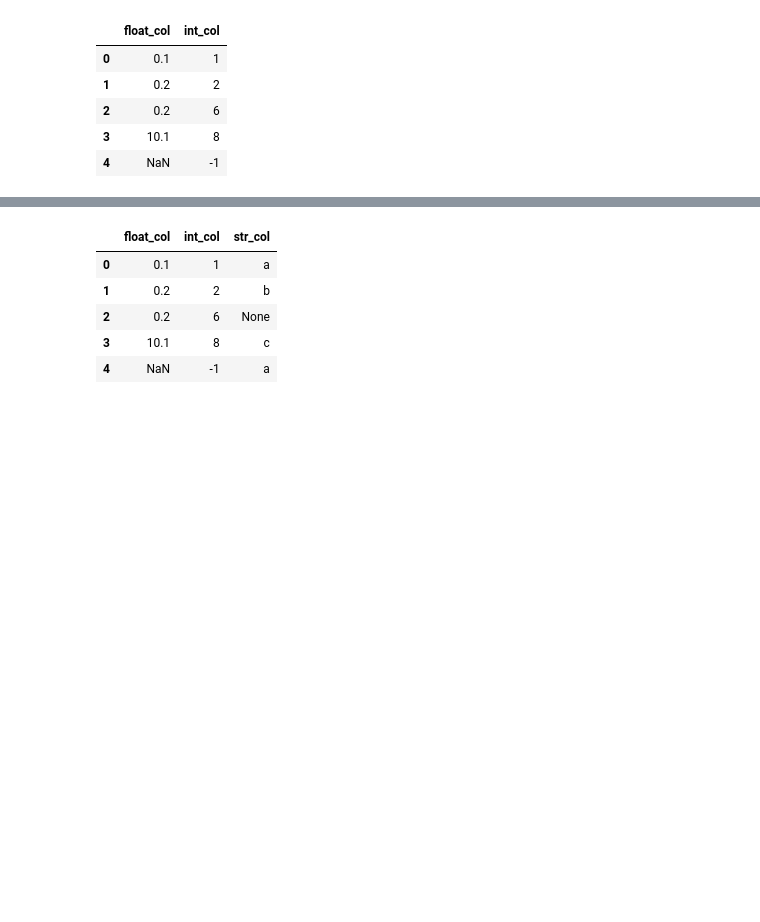
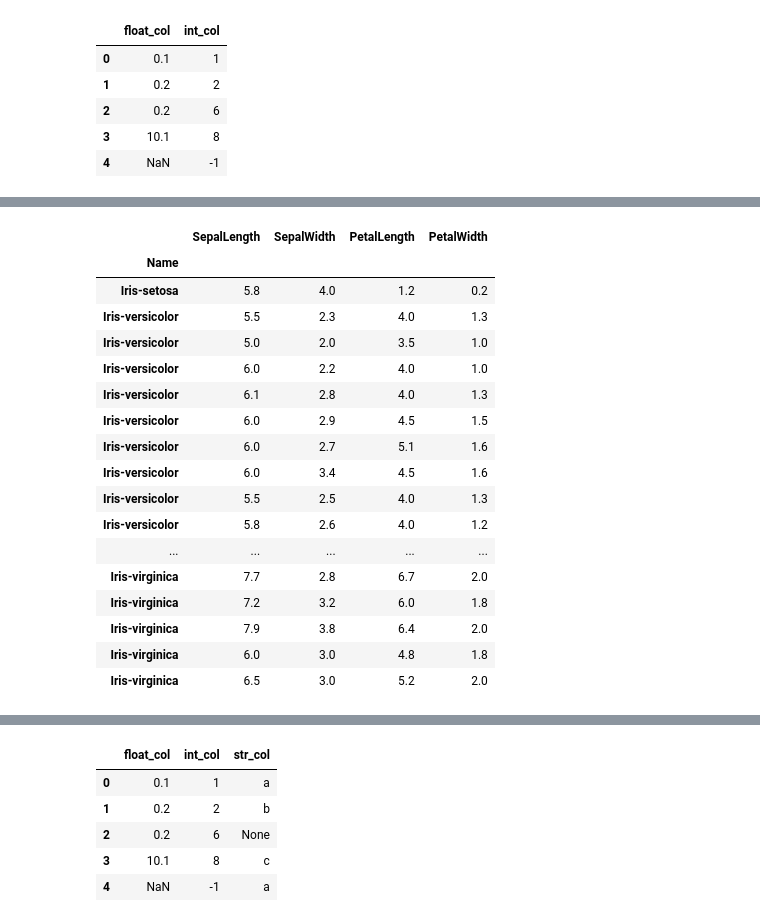
Before and after one commit to Thatguy027/CMBD, a Jupyter notebook: Scripts/CMBD_Pandas_Commands_Intro.ipynb, the cells around one changed output, grey strips where cells are left out. Cells and saved outputs as stored; diff of their text form; code cells hidden in the pictures; blank space fills up the shorter version.

```diff
--- a/Scripts/CMBD_Pandas_Commands_Intro.ipynb
+++ b/Scripts/CMBD_Pandas_Commands_Intro.ipynb
@@ -81,0 +196,22 @@ df.loc[:,'float_col':'str_col']
+# %%
+mask = iris_indexed%2==0
+iris_indexed[mask.any(axis=1)]
+# %% [output]
+|  | SepalLength | SepalWidth | PetalLength | PetalWidth |
+| Name |  |  |  |  |
+| Iris-setosa | 5.8 | 4.0 | 1.2 | 0.2 |
+| Iris-versicolor | 5.5 | 2.3 | 4.0 | 1.3 |
+| Iris-versicolor | 5.0 | 2.0 | 3.5 | 1.0 |
+| Iris-versicolor | 6.0 | 2.2 | 4.0 | 1.0 |
+| Iris-versicolor | 6.1 | 2.8 | 4.0 | 1.3 |
+| Iris-versicolor | 6.0 | 2.9 | 4.5 | 1.5 |
+| Iris-versicolor | 6.0 | 2.7 | 5.1 | 1.6 |
+| Iris-versicolor | 6.0 | 3.4 | 4.5 | 1.6 |
+| Iris-versicolor | 5.5 | 2.5 | 4.0 | 1.3 |
+| Iris-versicolor | 5.8 | 2.6 | 4.0 | 1.2 |
+| ... | ... | ... | ... | ... |
+| Iris-virginica | 7.7 | 2.8 | 6.7 | 2.0 |
+| Iris-virginica | 7.2 | 3.2 | 6.0 | 1.8 |
+| Iris-virginica | 7.9 | 3.8 | 6.4 | 2.0 |
+| Iris-virginica | 6.0 | 3.0 | 4.8 | 1.8 |
+| Iris-virginica | 6.5 | 3.0 | 5.2 | 2.0 |
```
Also changed, not shown: parts of 34 cells of this notebook, 2 other files.
